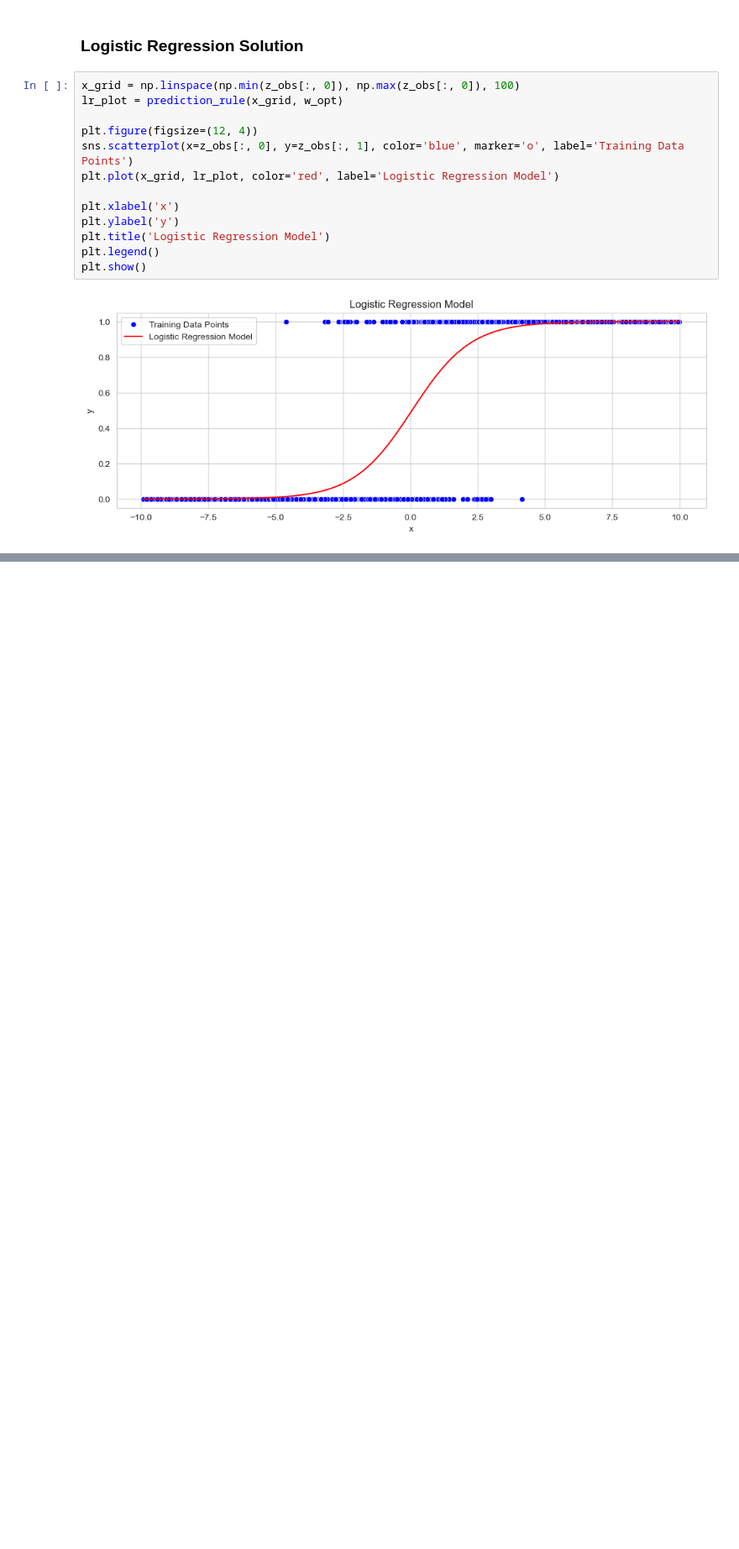
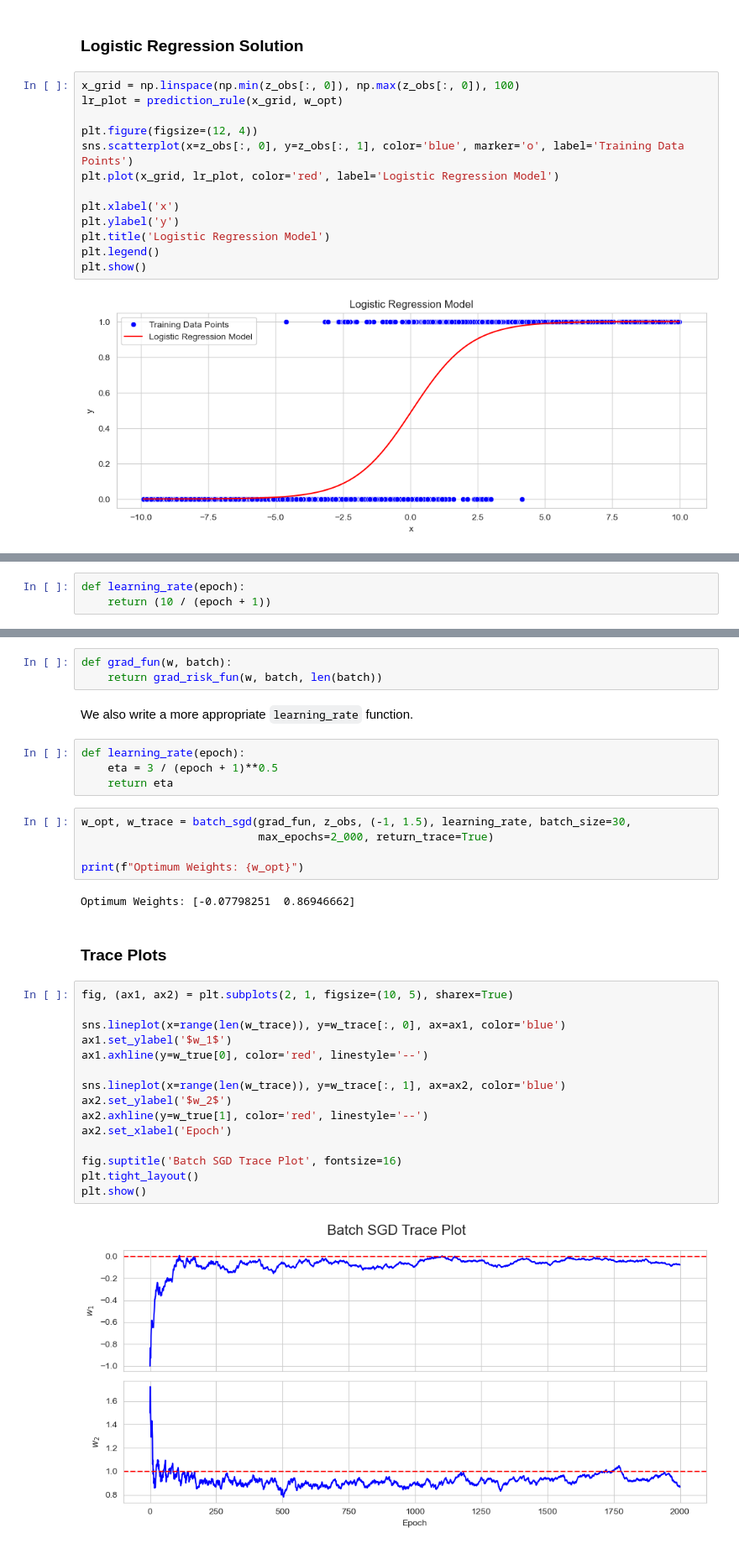
Before and after one commit to jreaso/gradient-descent-algorithms, a Jupyter notebook: binary_classifier.ipynb, the cells around one changed output, grey strips where cells are left out. Shown at 84% size. Saved outputs shown, nothing was run; the diff lists cells and outputs as text; blank space fills up the shorter version.

Commit message:
added examples and path plots for sgd

```diff
--- a/binary_classifier.ipynb
+++ b/binary_classifier.ipynb
@@ -140,0 +148,3 @@ plt.show()
+# %%
+def learning_rate(epoch):
+    return (10 / (epoch + 1))
@@ -140,0 +161,35 @@ plt.show()
+# %%
+def grad_fun(w, batch):
+    return grad_risk_fun(w, batch, len(batch))
+# %% [markdown]
+We also write a more appropriate `learning_rate` function.
+# %%
+def learning_rate(epoch):
+    eta = 3 / (epoch + 1)**0.5
+    return eta
+# %%
+w_opt, w_trace = batch_sgd(grad_fun, z_obs, (-1, 1.5), learning_rate, batch_size=30,
+                           max_epochs=2_000, return_trace=True)
+
+print(f"Optimum Weights: {w_opt}")
+# %% [output]
+Optimum Weights: [-0.07798251  0.86946662]
+# %% [markdown]
+### Trace Plots
+# %%
+fig, (ax1, ax2) = plt.subplots(2, 1, figsize=(10, 5), sharex=True)
+
+sns.lineplot(x=range(len(w_trace)), y=w_trace[:, 0], ax=ax1, color='blue')
+ax1.set_ylabel('$w_1$')
+ax1.axhline(y=w_true[0], color='red', linestyle='--')
+
+sns.lineplot(x=range(len(w_trace)), y=w_trace[:, 1], ax=ax2, color='blue')
+ax2.set_ylabel('$w_2$')
+ax2.axhline(y=w_true[1], color='red', linestyle='--')
+ax2.set_xlabel('Epoch')
+
+fig.suptitle('Batch SGD Trace Plot', fontsize=16)
+plt.tight_layout()
+plt.show()
+# %% [output]
+[figure, added]
```
Also changed, not shown: parts of 9 cells of this notebook.
